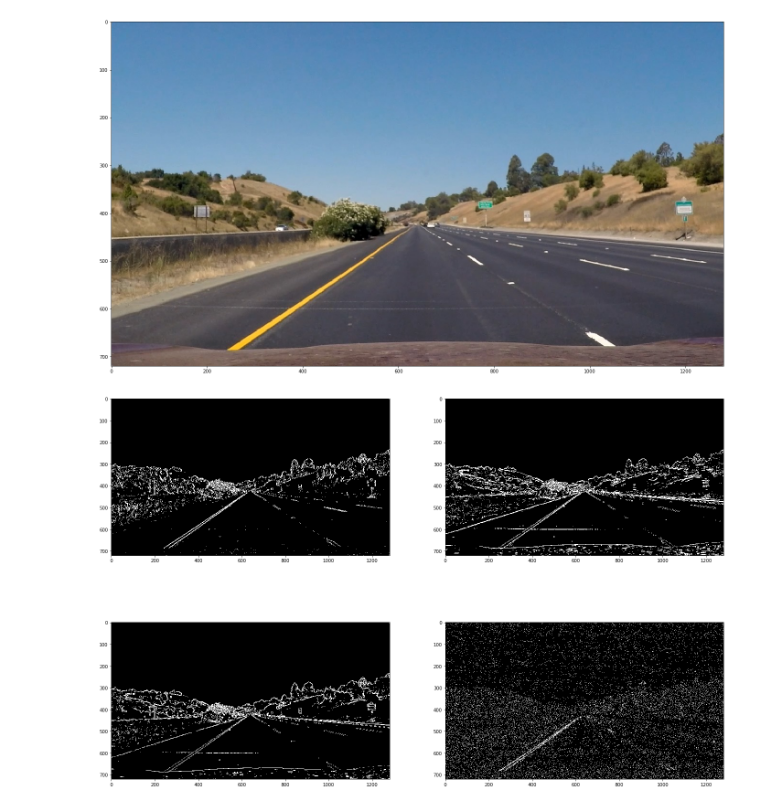
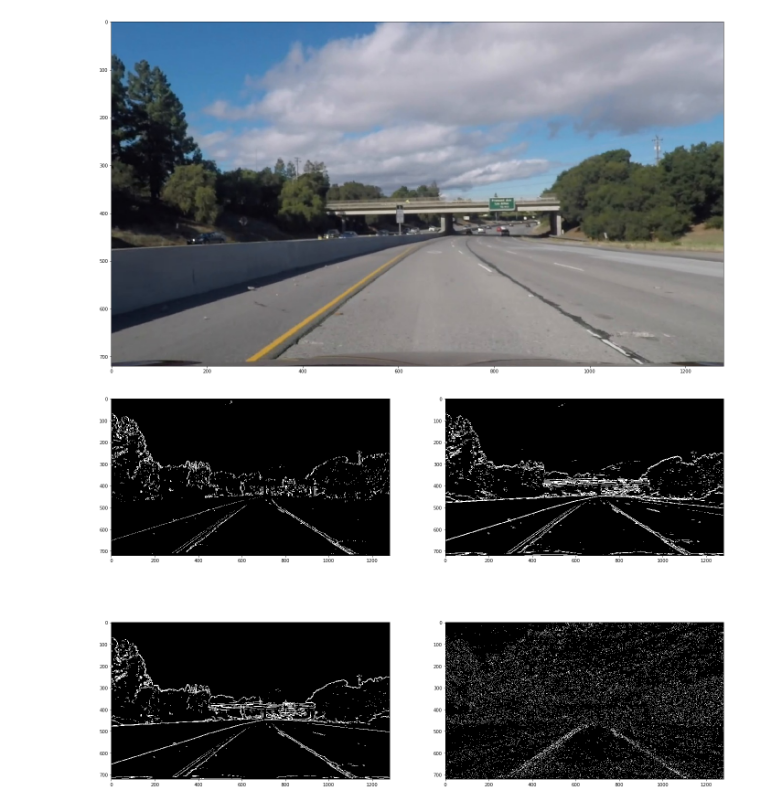
Before and after one commit to ykirpichev/CarND-Advanced-Lane-Lines, a Jupyter notebook: sobel_thresholding.ipynb, the cells around one changed output. Drawn from its saved outputs; the diff is of its cells as text; code cells hidden in the pictures.

```diff
--- a/sobel_thresholding.ipynb
+++ b/sobel_thresholding.ipynb
@@ -5,7 +5,7 @@ import matplotlib.pyplot as plt
 import matplotlib.image as mpimg
 %matplotlib inline
 
-image = mpimg.imread('test_images/straight_lines1.jpg')
+image = mpimg.imread('tmp_images/image020.jpg')
 # Gradient:
 
 def abs_sobel_thresh(img, orient='x', sobel_kernel=3, thresh=(0, 255)):
@@ -45,32 +45,32 @@ def mag_thresh(image, sobel_kernel=3, mag_thresh=(0, 255)):
 
 def dir_threshold(image, sobel_kernel=3, thresh=(0, np.pi/2)):
     # Calculate gradient direction
     gray = cv2.cvtColor(image, cv2.COLOR_RGB2GRAY)
     abs_sobelx = np.absolute(cv2.Sobel(gray, cv2.CV_64F, 1, 0, ksize=sobel_kernel))
     abs_sobely = np.absolute(cv2.Sobel(gray, cv2.CV_64F, 0, 1, ksize=sobel_kernel))
     grad_dir = np.arctan2(abs_sobely, abs_sobelx)
     # Apply threshold
     dir_binary = np.zeros_like(grad_dir)
     dir_binary[(grad_dir >= thresh[0]) & (grad_dir < thresh[1])] = 1
     return dir_binary
 
 # Choose a Sobel kernel size
 ksize = 3 # Choose a larger odd number to smooth gradient measurements
 
 # Apply each of the thresholding functions
 gradx = abs_sobel_thresh(image, orient='x', sobel_kernel=ksize, thresh=(20, 100))
 grady = abs_sobel_thresh(image, orient='y', sobel_kernel=ksize, thresh=(20, 100))
 mag_binary = mag_thresh(image, sobel_kernel=ksize, mag_thresh=(30, 100))
 dir_binary = dir_threshold(image, sobel_kernel=ksize, thresh=(0.9, 1.1))
 
 plt.figure(figsize=(24,18))
 plt.imshow(image)
 f, ((ax1, ax2), (ax3, ax4)) = plt.subplots(2, 2, figsize=(24, 18))
 ax1.imshow(gradx, cmap='gray')
 ax2.imshow(grady, cmap='gray')
 ax3.imshow(mag_binary, cmap='gray')
 ax4.imshow(dir_binary, cmap='gray')
 f.subplots_adjust(hspace=0)
 # %% [output]
-[figure, old version]
+[figure, new version]
-[figure, old version]
+[figure, new version]
```
Also changed, not shown: 5 other files.
